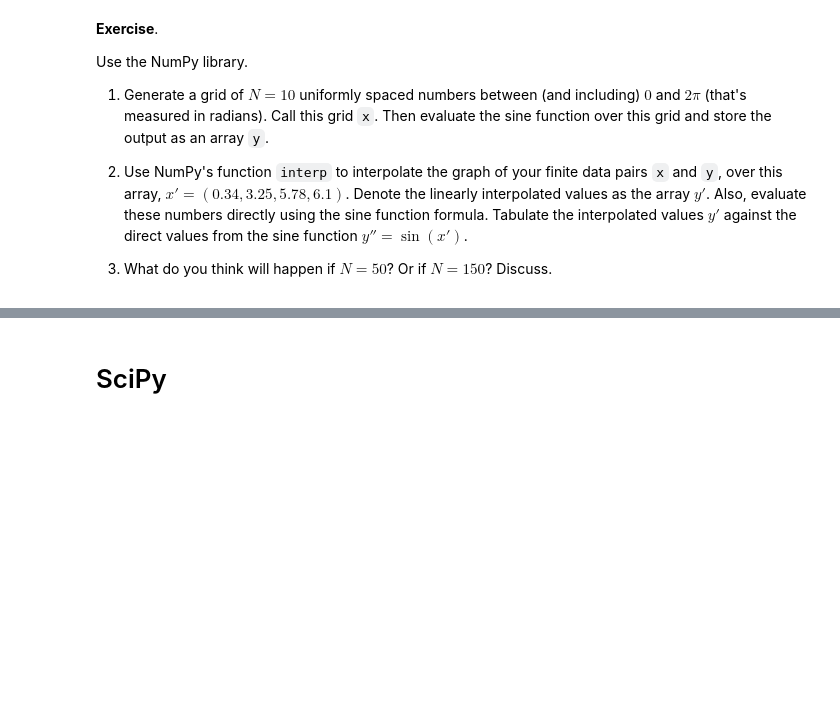
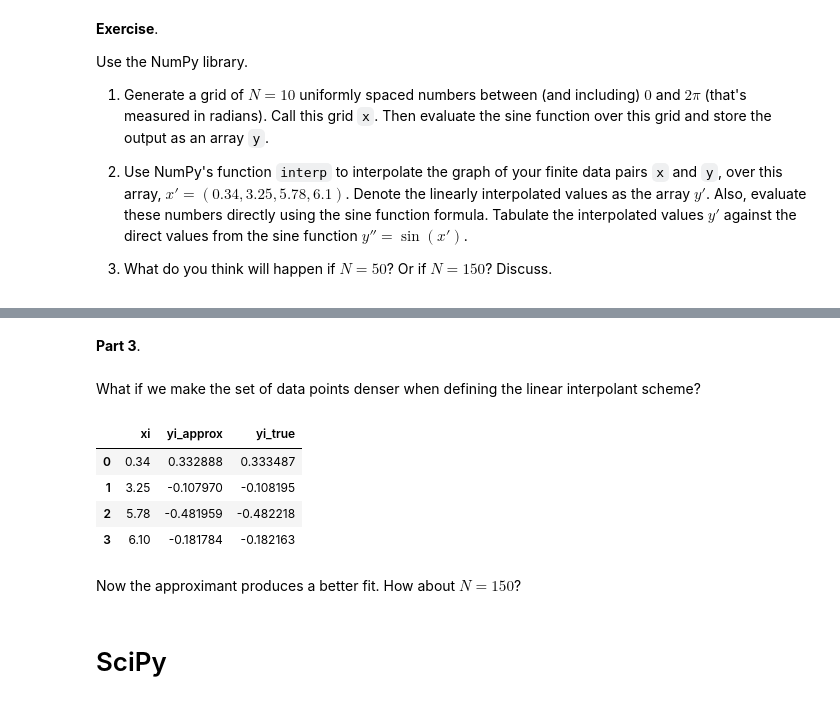
Before and after one commit to phantomachine/macroteoria, a Jupyter notebook: exercises1/Leotards and Legwarmers.ipynb, the cells around one changed output, grey strips where cells are left out. Saved outputs shown, nothing was run; the diff lists cells and outputs as text; code cells hidden in the pictures; blank space fills up the shorter version.

```diff
--- a/exercises1/Leotards and Legwarmers.ipynb
+++ b/exercises1/Leotards and Legwarmers.ipynb
@@ -122,0 +282,3 @@ Use the NumPy library.
+# %%
+# Linearly interpolated (fitted) values
+yi_approx = np.interp(xi, x, y)
@@ -123,3 +327,33 @@ Use the NumPy library.
+# %% [markdown]
+**Part 3**.
+# %% [markdown]
+What if we make the set of data points denser when defining the linear interpolant scheme?
+# %%
+def GenerateSample(true_model=np.sin, x_min=0.0, x_max=2.0*np.pi, N=10):
+    """Reusable function for variable polar data grid"""
+    # Observed data from true data-generating process
+    x = np.linspace(x_min, x_max, N)
+    y = true_model(x)
+    return x, y
+# %%
+# Experiment: a denser set of observations
+x_50, y_50 = GenerateSample(N=50)
+
+# Fit the linear interpolant model again
+y_50i_approx = np.interp(xi, x_50, y_50)
+
+# Convert to dictionary, then to Pandas df
+ricardo_grande = data_to_dict(xi, y_50i_approx, yi_true)
+df_50 = pd.DataFrame.from_dict(ricardo_grande)
+df_50
+# %% [output]
+|  | xi | yi_approx | yi_true |
+| 0 | 0.34 | 0.332888 | 0.333487 |
+| 1 | 3.25 | -0.107970 | -0.108195 |
+| 2 | 5.78 | -0.481959 | -0.482218 |
+| 3 | 6.10 | -0.181784 | -0.182163 |
+# %% [markdown]
+Now the approximant produces a better fit. How about $N = 150$?
 # %% [markdown]
 # SciPy
 # %% [markdown]
```
Also changed, not shown: parts of 71 cells of this notebook.
